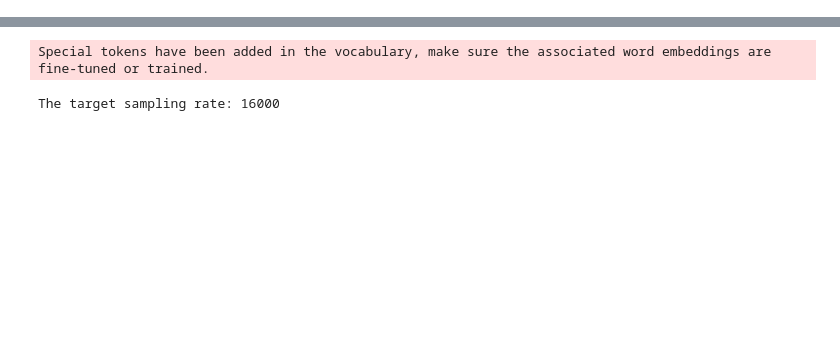
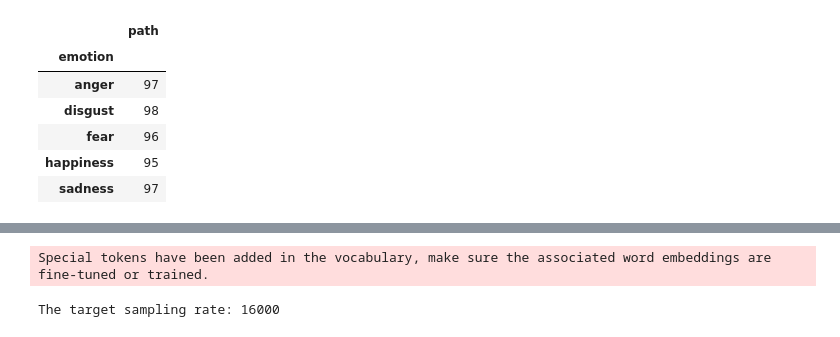
Before and after one commit to khizon/EE286_final_project, a Jupyter notebook: Untitled.ipynb, the cells around one changed output, grey strips where cells are left out. Cells and saved outputs as stored; diff of their text form; code cells hidden in the pictures; blank space fills up the shorter version.

Commit message:
training

```diff
--- a/Untitled.ipynb
+++ b/Untitled.ipynb
@@ -23,0 +35,10 @@ train.head()
+# %%
+train.groupby("emotion").count()[["path"]]
+# %% [output]
+|  | path |
+| emotion |  |
+| anger | 97 |
+| disgust | 98 |
+| fear | 96 |
+| happiness | 95 |
+| sadness | 97 |
```
Also changed, not shown: parts of 33 cells of this notebook, 1 other file.
